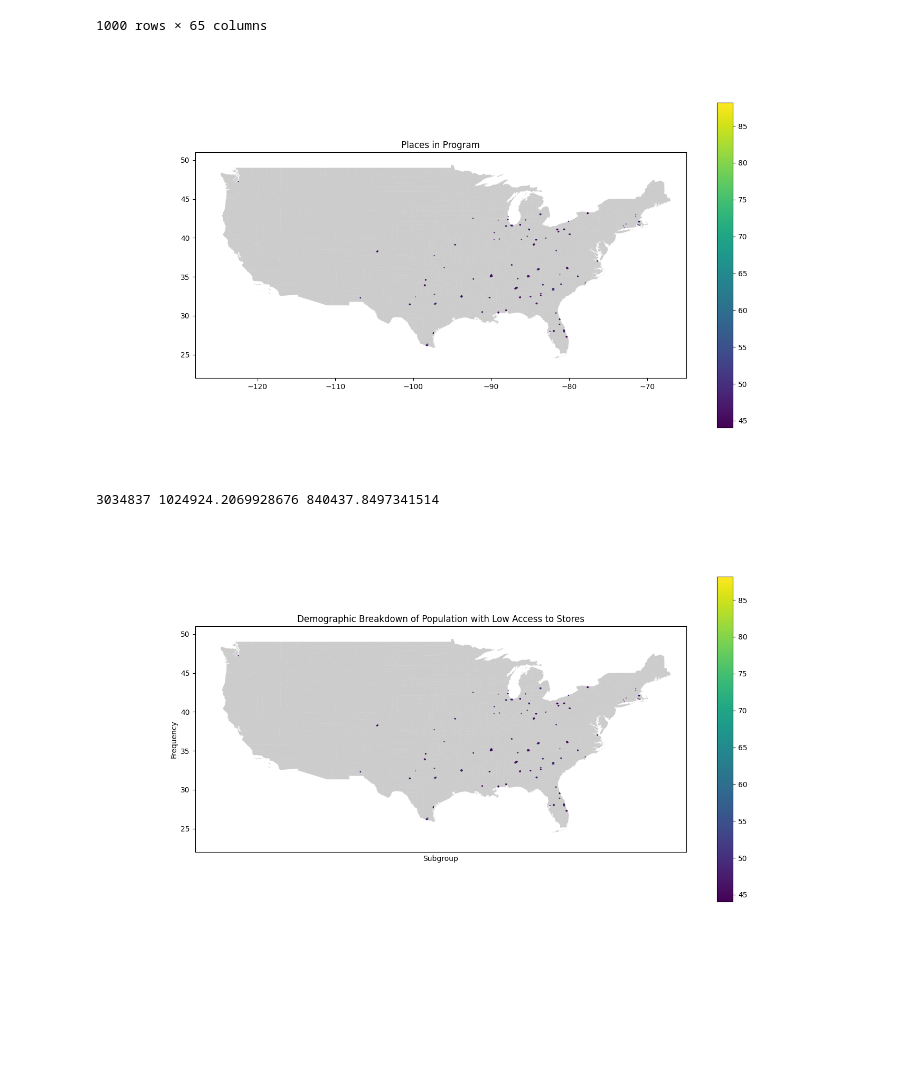
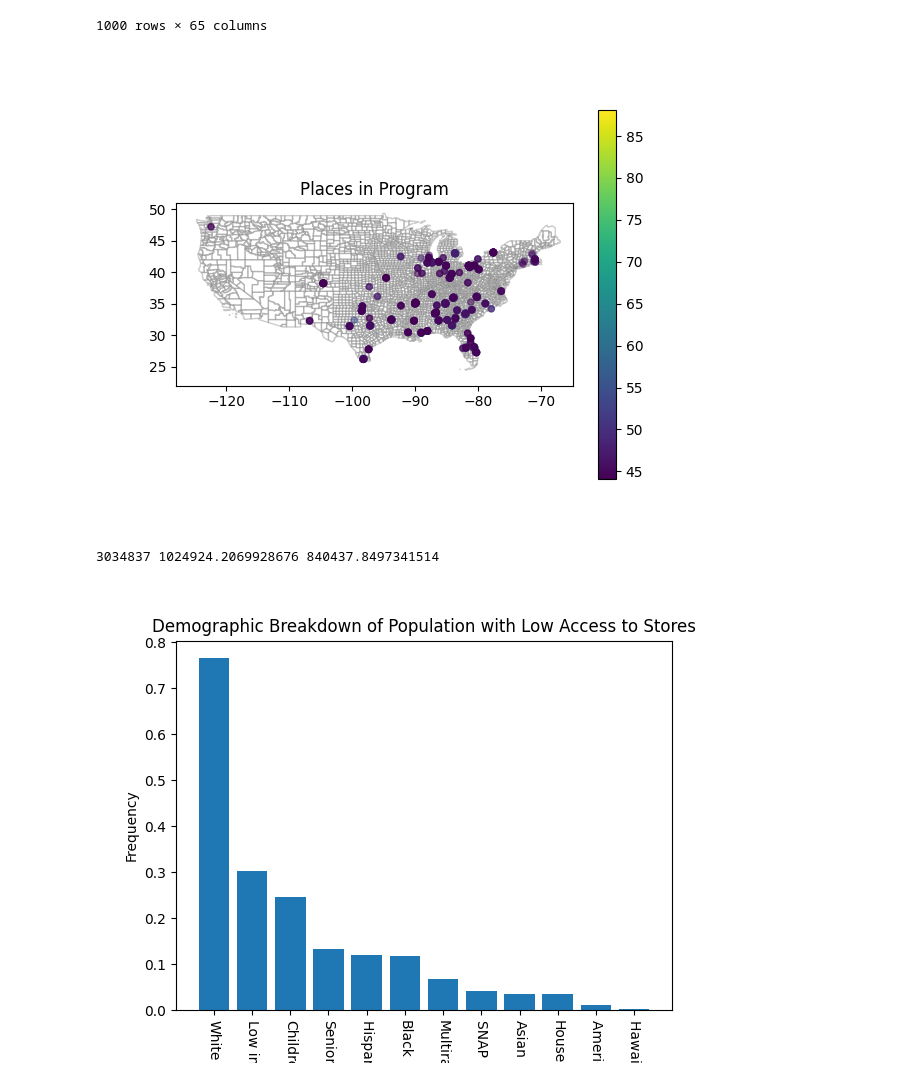
Before and after one commit to Jake-Duffy855/N1DataChallenge, a Jupyter notebook: duffy_data_challenge.ipynb, the cells around one changed output. Drawn from its saved outputs; the diff is of its cells as text; code cells hidden in the pictures; blank space fills up the shorter version.

Commit message:
updated plots

```diff
--- a/duffy_data_challenge.ipynb
+++ b/duffy_data_challenge.ipynb
@@ -6,7 +6,6 @@ import sqlite3
 import geopandas as gpd
 # %%
 %matplotlib widget
-plt.rcParams['figure.figsize'] = [12, 5]
 # %%
 # connect to challenge.db
 con = sqlite3.connect('challenge.db')
@@ -158,27 +157,27 @@ top_hundred_by_metric
 # %%
 # show top 100 cities
 
 # import map
 us_map = gpd.read_file('cb_2018_us_county_5m/cb_2018_us_county_5m.shp')
 
 def parse_string_tup(str):
     no_parens = str[1:-1]
     return [float(x) for x in no_parens.split(',')]
 
 
 lats = top_hundred_by_metric.apply(lambda row: parse_string_tup(row['Geolocation'])[1], axis=1)
 longs = top_hundred_by_metric.apply(lambda row: parse_string_tup(row['Geolocation'])[0], axis=1)
 geo_df = gpd.GeoDataFrame(top_hundred_by_metric, geometry = gpd.points_from_xy(lats, longs))
 
-fig, ax = plt.subplots(figsize=(15,8))
-us_map.plot(ax=ax, alpha=0.4,color='grey')
-geo_df.plot(column='health_metric',ax=ax, alpha=0.5, legend=True,markersize=0.5)
-plt.title('Places in Program')
-plt.xlim(-128,-65)
-plt.ylim(22,51)
+fig, ax = plt.subplots()
+us_map.plot(ax=ax, alpha=0.4,color='white', edgecolor='grey')
+geo_df.plot(column='health_metric',ax=ax, alpha=0.5, legend=True,markersize=20)
+ax.set_title('Places in Program')
+ax.set_xlim(-128,-65)
+ax.set_ylim(22,51)
 plt.show()
 # %% [output]
-[figure, old version]
+[figure, new version]
 # %%
 # how many people included in the program
 total_population = sum(top_hundred_by_metric['Population2010'])
@@ -201,11 +200,13 @@ access_pcts.sort_values(ascending=False, inplace=True)
 access_pcts.rename(col_to_variable, inplace=True)
 access_pcts.rename({col_name: col_name.split(',')[0] for col_name in access_pcts.index}, inplace=True)
 access_pcts.rename({'Low income & low access to store': 'Low income'}, inplace=True)
+
+dem_fig, dem_ax = plt.subplots()
 plt.xticks(rotation=-90)
-plt.bar(access_pcts.index, access_pcts)
-plt.title('Demographic Breakdown of Population with Low Access to Stores')
-plt.ylabel('Frequency')
-plt.xlabel('Subgroup')
+dem_ax.bar(access_pcts.index, access_pcts)
+dem_ax.set_title('Demographic Breakdown of Population with Low Access to Stores')
+dem_ax.set_ylabel('Frequency')
+dem_ax.set_xlabel('Subgroup')
 plt.show()
 # %% [output]
-[figure, old version]
+[figure, new version]
```
Also changed, not shown: parts of 1 cell of this notebook.
